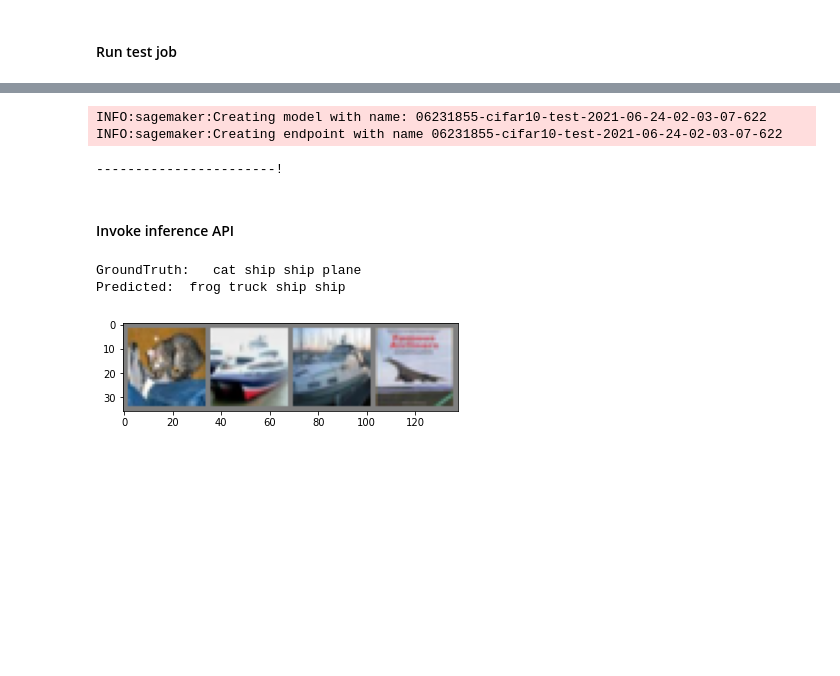
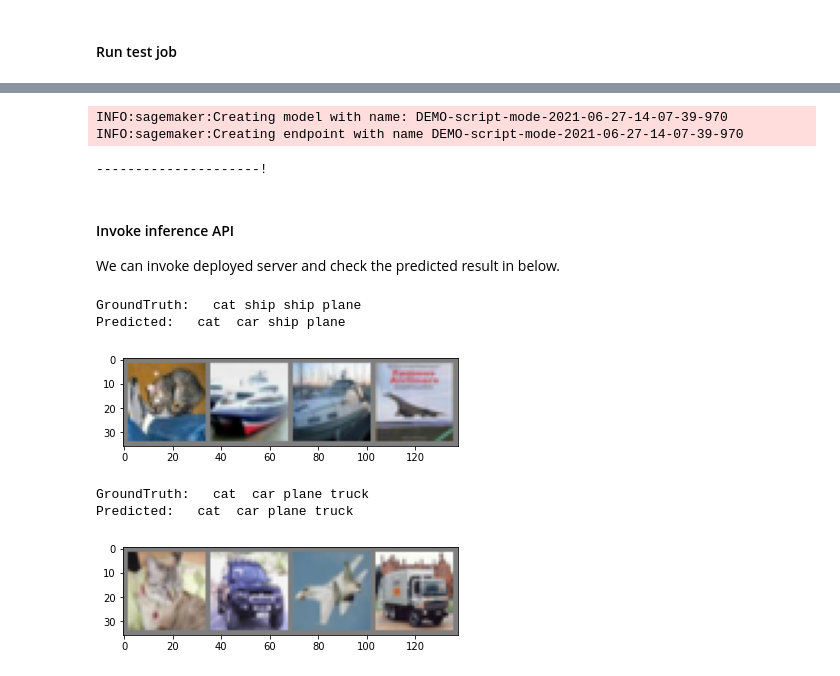
Before and after one commit to ttochi/sagemaker, a Jupyter notebook: 0628_compare_job_creation/2_script_mode.ipynb, the cells around one changed output, grey strips where cells are left out. Cells and saved outputs as stored; diff of their text form; code cells hidden in the pictures; blank space fills up the shorter version.

Commit message:
demo fin

```diff
--- a/0628_compare_job_creation/2_script_mode.ipynb
+++ b/0628_compare_job_creation/2_script_mode.ipynb
@@ -71,11 +72,11 @@ import sagemaker
 sagemaker_session = sagemaker.Session()
 role = sagemaker.get_execution_role()
 
-inputs = sagemaker_session.upload_data(path="data",
+train_s3_path = sagemaker_session.upload_data(path="data",
                                        bucket=sagemaker_session.default_bucket(),
                                        key_prefix="data/cifar10")
 
-print(inputs)
+print(train_s3_path)
 # %% [output]
 s3://sagemaker-ap-northeast-2-834160605896/data/cifar10
 # %% [markdown]
@@ -145,7 +148,7 @@ pytorch_estimator = PyTorch(
 # %% [markdown]
 #### Run test job
 # %%
-pytorch_estimator.fit(inputs, logs=False)
+pytorch_estimator.fit(train_s3_path, logs=False)
 # %% [output]
 INFO:sagemaker.image_uris:Defaulting to the only supported framework/algorithm version: latest.
 INFO:sagemaker.image_uris:Ignoring unnecessary instance type: None.
@@ -177,10 +180,10 @@ pytorch_estimator = PyTorch(
     py_version='py3',
     source_dir='source',
     entry_point='train_sagemaker.py',
-    hyperparameters = {'epochs': 10, 'lr': 0.01, 'batch': 64},
+    hyperparameters = {'epochs': 100, 'lr': 0.01, 'batch': 64},
     metric_definitions=[
         {'Name': 'accuracy', 'Regex': 'Test Accuracy: (\S+)'}
     ]
 )
 
-pytorch_estimator.fit(inputs, logs=False)
+pytorch_estimator.fit(train_s3_path, logs=False)
@@ -200,11 +224,13 @@ After create inference endpoint, we can check the API url.
 # %%
 cifar10_predictor = pytorch_estimator.deploy(initial_instance_count=1, instance_type='ml.p2.xlarge')
 # %% [output]
-INFO:sagemaker:Creating model with name: 06231855-cifar10-test-2021-06-24-02-03-07-622
-INFO:sagemaker:Creating endpoint with name 06231855-cifar10-test-2021-06-24-02-03-07-622
+INFO:sagemaker:Creating model with name: DEMO-script-mode-2021-06-27-14-07-39-970
+INFO:sagemaker:Creating endpoint with name DEMO-script-mode-2021-06-27-14-07-39-970
------------------------!
+---------------------!
-# %% [markdown]
-#### Invoke inference API
+# %% [markdown]
+#### Invoke inference API
+
+We can invoke deployed server and check the predicted result in below.
 # %%
 # get some test images
 dataiter = iter(testloader)
@@ -221,5 +247,23 @@ _, predicted = torch.max(torch.from_numpy(np.array(outputs)), 1)
 print("Predicted: ", " ".join("%4s" % classes[predicted[j]] for j in range(4)))
 # %% [output]
 GroundTruth:   cat ship ship plane
-Predicted:  frog truck ship ship
+Predicted:   cat  car ship plane
 [figure]
+# %%
+# get some test images
+dataiter = iter(testloader)
+images, labels = dataiter.next()
+
+# print images
+imshow(torchvision.utils.make_grid(images))
+print("GroundTruth: ", " ".join("%4s" % classes[labels[j]] for j in range(4)))
+
+outputs = cifar10_predictor.predict(images.numpy())
+
+_, predicted = torch.max(torch.from_numpy(np.array(outputs)), 1)
+
+print("Predicted: ", " ".join("%4s" % classes[predicted[j]] for j in range(4)))
+# %% [output]
+GroundTruth:   cat  car plane truck
+Predicted:   cat  car plane truck
+[figure, added]
```
Also changed, not shown: parts of 16 cells of this notebook, 6 other files.
